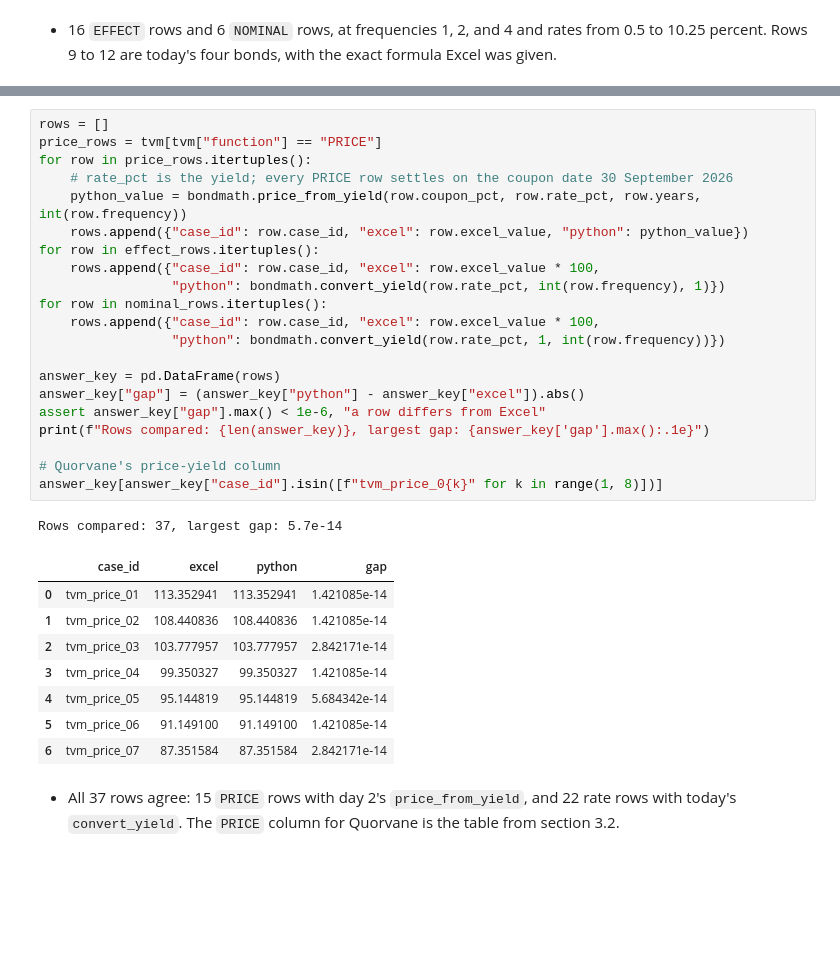
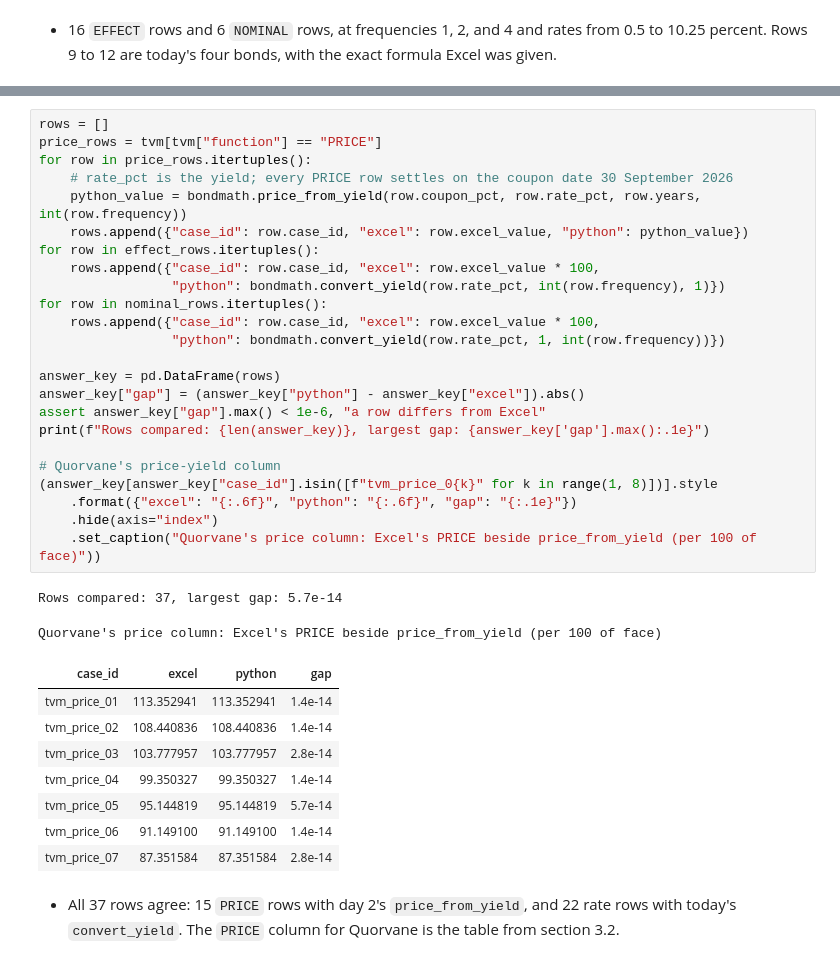
Before and after one commit to lenamonj/python-fixed-income, a Jupyter notebook: course2_bond_math/week1/day3/03_the_price_yield_relationship.ipynb, the cells around one changed output, grey strips where cells are left out. Drawn from its saved outputs; the diff is of its cells as text; blank space fills up the shorter version.

```diff
--- a/course2_bond_math/week1/day3/03_the_price_yield_relationship.ipynb
+++ b/course2_bond_math/week1/day3/03_the_price_yield_relationship.ipynb
@@ -898,34 +1092,38 @@ Q. Does `bondmath` agree with Excel on every `PRICE`, `EFFECT`, and `NOMINAL` ro
 # %%
 rows = []
 price_rows = tvm[tvm["function"] == "PRICE"]
 for row in price_rows.itertuples():
     # rate_pct is the yield; every PRICE row settles on the coupon date 30 September 2026
     python_value = bondmath.price_from_yield(row.coupon_pct, row.rate_pct, row.years, int(row.frequency))
     rows.append({"case_id": row.case_id, "excel": row.excel_value, "python": python_value})
 for row in effect_rows.itertuples():
     rows.append({"case_id": row.case_id, "excel": row.excel_value * 100,
                  "python": bondmath.convert_yield(row.rate_pct, int(row.frequency), 1)})
 for row in nominal_rows.itertuples():
     rows.append({"case_id": row.case_id, "excel": row.excel_value * 100,
                  "python": bondmath.convert_yield(row.rate_pct, 1, int(row.frequency))})
 
 answer_key = pd.DataFrame(rows)
 answer_key["gap"] = (answer_key["python"] - answer_key["excel"]).abs()
 assert answer_key["gap"].max() < 1e-6, "a row differs from Excel"
 print(f"Rows compared: {len(answer_key)}, largest gap: {answer_key['gap'].max():.1e}")
 
 # Quorvane's price-yield column
-answer_key[answer_key["case_id"].isin([f"tvm_price_0{k}" for k in range(1, 8)])]
+(answer_key[answer_key["case_id"].isin([f"tvm_price_0{k}" for k in range(1, 8)])].style
+    .format({"excel": "{:.6f}", "python": "{:.6f}", "gap": "{:.1e}"})
+    .hide(axis="index")
+    .set_caption("Quorvane's price column: Excel's PRICE beside price_from_yield (per 100 of face)"))
 # %% [output]
 Rows compared: 37, largest gap: 5.7e-14
+Quorvane's price column: Excel's PRICE beside price_from_yield (per 100 of face)
-|  | case_id | excel | python | gap |
-| 0 | tvm_price_01 | 113.352941 | 113.352941 | 1.421085e-14 |
-| 1 | tvm_price_02 | 108.440836 | 108.440836 | 1.421085e-14 |
-| 2 | tvm_price_03 | 103.777957 | 103.777957 | 2.842171e-14 |
-| 3 | tvm_price_04 | 99.350327 | 99.350327 | 1.421085e-14 |
-| 4 | tvm_price_05 | 95.144819 | 95.144819 | 5.684342e-14 |
-| 5 | tvm_price_06 | 91.149100 | 91.149100 | 1.421085e-14 |
-| 6 | tvm_price_07 | 87.351584 | 87.351584 | 2.842171e-14 |
+| case_id | excel | python | gap |
+| tvm_price_01 | 113.352941 | 113.352941 | 1.4e-14 |
+| tvm_price_02 | 108.440836 | 108.440836 | 1.4e-14 |
+| tvm_price_03 | 103.777957 | 103.777957 | 2.8e-14 |
+| tvm_price_04 | 99.350327 | 99.350327 | 1.4e-14 |
+| tvm_price_05 | 95.144819 | 95.144819 | 5.7e-14 |
+| tvm_price_06 | 91.149100 | 91.149100 | 1.4e-14 |
+| tvm_price_07 | 87.351584 | 87.351584 | 2.8e-14 |
 # %% [markdown]
 * All 37 rows agree: 15 `PRICE` rows with day 2's `price_from_yield`, and 22 rate rows with today's `convert_yield`. The `PRICE` column for Quorvane is the table from section 3.2.
 # %% [markdown]
```
Also changed, not shown: parts of 34 cells of this notebook, 2 other files.
